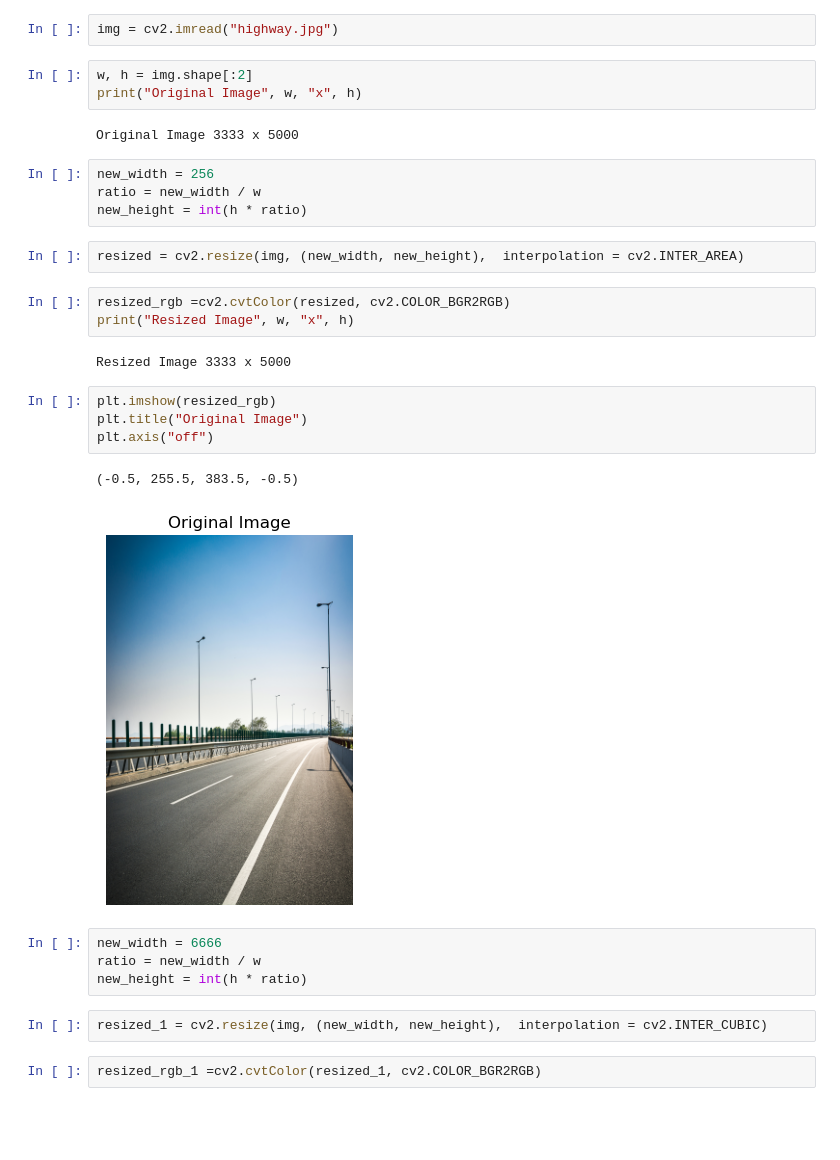
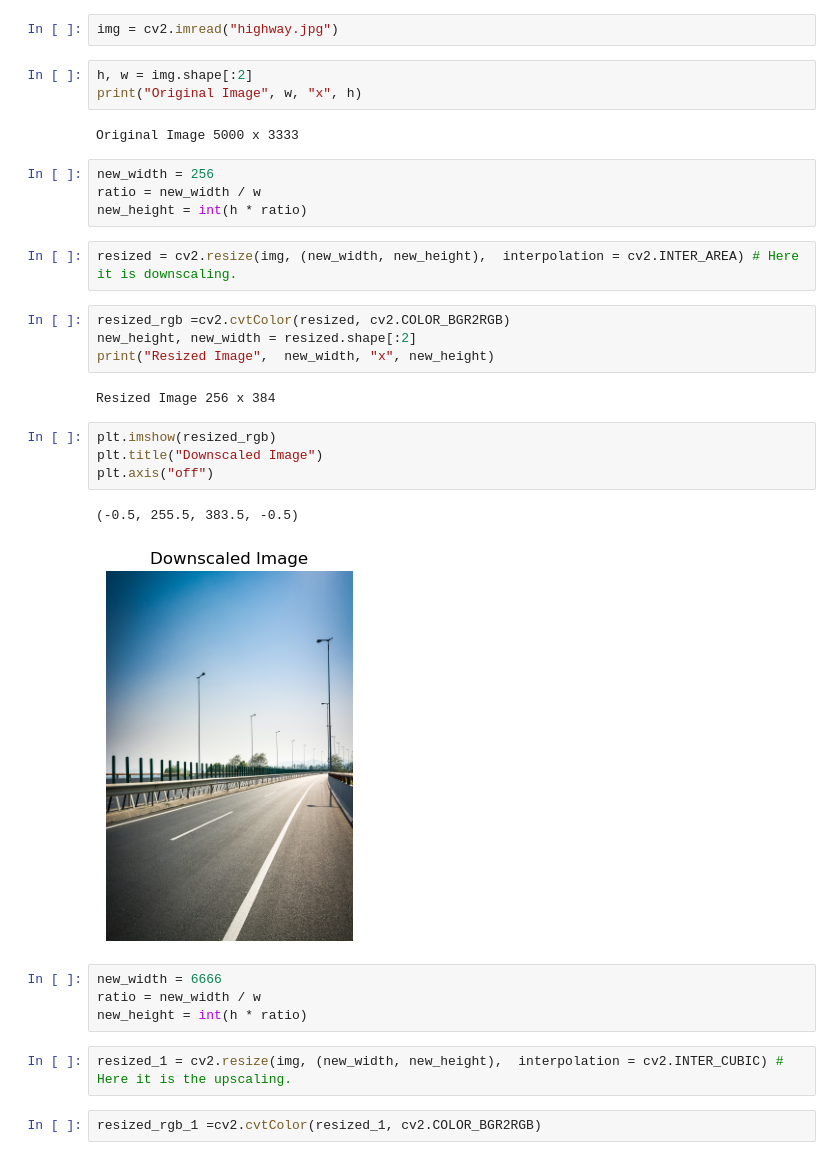
Before and after one commit to aaditya-pdgupta/Python_Course, a Jupyter notebook: Scaling_Based_on_Aspect_Ratio.ipynb, the cells around one changed output. Cells and saved outputs as stored; diff of their text form; blank space fills up the shorter version.

```diff
--- a/Scaling_Based_on_Aspect_Ratio.ipynb
+++ b/Scaling_Based_on_Aspect_Ratio.ipynb
@@ -5,34 +5,35 @@ import matplotlib.pyplot as plt
 # %%
 img = cv2.imread("highway.jpg")
 # %%
-w, h = img.shape[:2]
+h, w = img.shape[:2]
 print("Original Image", w, "x", h)
 # %% [output]
-Original Image 3333 x 5000
+Original Image 5000 x 3333
 # %%
 new_width = 256
 ratio = new_width / w
 new_height = int(h * ratio)
 # %%
-resized = cv2.resize(img, (new_width, new_height),  interpolation = cv2.INTER_AREA)
+resized = cv2.resize(img, (new_width, new_height),  interpolation = cv2.INTER_AREA) # Here it is downscaling.
 # %%
 resized_rgb =cv2.cvtColor(resized, cv2.COLOR_BGR2RGB)
-print("Resized Image", w, "x", h)
+new_height, new_width = resized.shape[:2]
+print("Resized Image",  new_width, "x", new_height)
 # %% [output]
-Resized Image 3333 x 5000
+Resized Image 256 x 384
 # %%
 plt.imshow(resized_rgb)
-plt.title("Original Image")
+plt.title("Downscaled Image")
 plt.axis("off")
 # %% [output]
 (-0.5, 255.5, 383.5, -0.5)
-[figure, old version]
+[figure, new version]
 # %%
 new_width = 6666
 ratio = new_width / w
 new_height = int(h * ratio)
 # %%
-resized_1 = cv2.resize(img, (new_width, new_height),  interpolation = cv2.INTER_CUBIC)
+resized_1 = cv2.resize(img, (new_width, new_height),  interpolation = cv2.INTER_CUBIC) # Here it is the upscaling.
 # %%
 resized_rgb_1 =cv2.cvtColor(resized_1, cv2.COLOR_BGR2RGB)
 # %%
```
Also changed, not shown: parts of 2 cells of this notebook.
